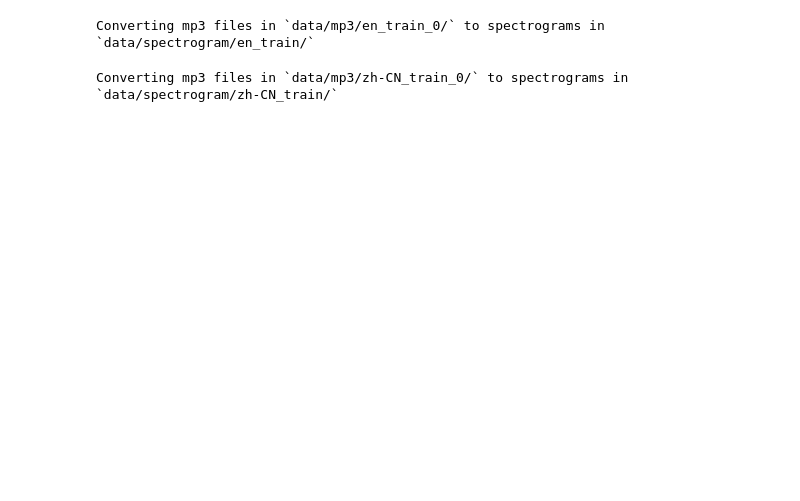
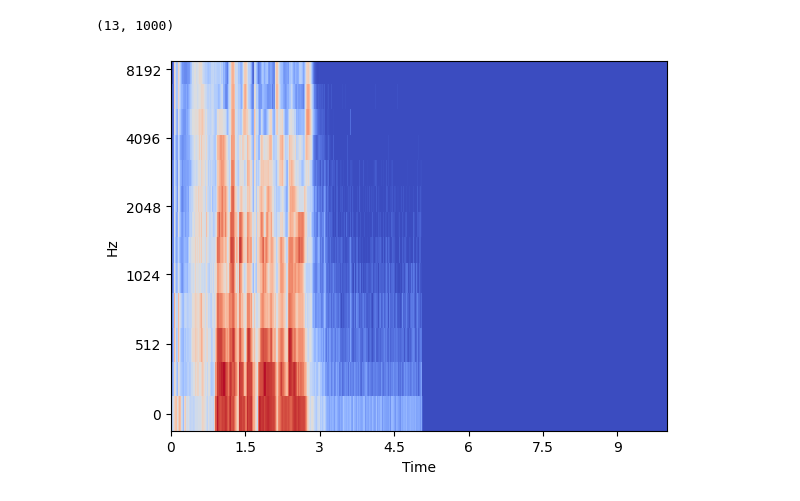
Before and after one commit to thabnir/LangSonic, a Jupyter notebook: mydat.ipynb, the cells around one changed output. Saved outputs shown, nothing was run; the diff lists cells and outputs as text; code cells hidden in the pictures; blank space fills up the shorter version.

```diff
--- a/mydat.ipynb
+++ b/mydat.ipynb
@@ -29,5 +30,21 @@ def audio_to_spectrogram(audio_file, output_dir):
     plt.close()
 
     return spectrogram_file
+# %%
+from transformers import WhisperFeatureExtractor
+
+
+# https://towardsdatascience.com/spoken-language-recognition-on-mozilla-common-voice-part-i-3f5400bbbcd8
+# reasoning behind feature size of 13 (or 20)
+
+
+class CustomWhisperFeatureExtractor(WhisperFeatureExtractor):
+    def __init__(self, feature_size=13, **kwargs):
+        super().__init__(feature_size=feature_size, **kwargs)
+
+
+feature_extractor = CustomWhisperFeatureExtractor(
+    feature_size=13, sampling_rate=16000, padding_value=0.0, return_attention_mask=False
+)
 # %%
 # based on https://github.com/pietz/language-recognition/blob/master/Language%20Classifier.ipynb
@@ -64,32 +106,19 @@ def save_spec(spec, out):
     Image.fromarray(img).save(out)
-# %%
-def make_spects(input_dir, output_dir, num_files=100, shuffle=True):
-    if not os.path.exists(input_dir):
-        print("Input directory does not exist.")
-        return
-
-    os.makedirs(output_dir, exist_ok=True)
-
-    files = os.listdir(input_dir)
-    if shuffle:
-        np.random.shuffle(files)
-
-    files = files[:num_files]
-
-    for file in tqdm(files):
-        if file.endswith(".mp3"):
-            audio_file = os.path.join(input_dir, file)
-            img, fname = mp3_to_img(path=audio_file, height=192, width=192)
-            save_spec(img, os.path.join(output_dir, fname) + ".jpg")
-
-
-langs = ["ar", "de", "en", "es", "fr", "hi", "it", "ja", "ru", "zh-CN"]
-
-for lang in langs:
-    input_dir = f"data/mp3/{lang}_train_0/"
-    output_dir = f"data/spectrogram/{lang}_train/"
-    print(f"Converting mp3 files in `{input_dir}` to spectrograms in `{output_dir}`")
-    make_spects(input_dir, output_dir, num_files=2000, shuffle=False)
-# %% [output]
-Converting mp3 files in `data/mp3/en_train_0/` to spectrograms in `data/spectrogram/en_train/`
-Converting mp3 files in `data/mp3/zh-CN_train_0/` to spectrograms in `data/spectrogram/zh-CN_train/`
+# %%
+file = "data/mp3/en/common_voice_en_604929.mp3"
+file2 = "data/mp3/fr/common_voice_fr_17301086.mp3"
+example, fname = mp3_to_img("data/mp3/en/common_voice_en_25282.mp3")
+# TODO: pad all to same length (1000 frames?)
+if example is not None:
+    print(example.shape)
+    # plot the spectrogram with librosa
+    librosa.display.specshow(
+        example,
+        x_axis="time",
+        y_axis="mel",
+        sr=feature_extractor.sampling_rate,
+        hop_length=feature_extractor.hop_length,
+    )
+# %% [output]
+(13, 1000)
+[figure, added]
```
Also changed, not shown: parts of 4 cells of this notebook, 2 other files.
